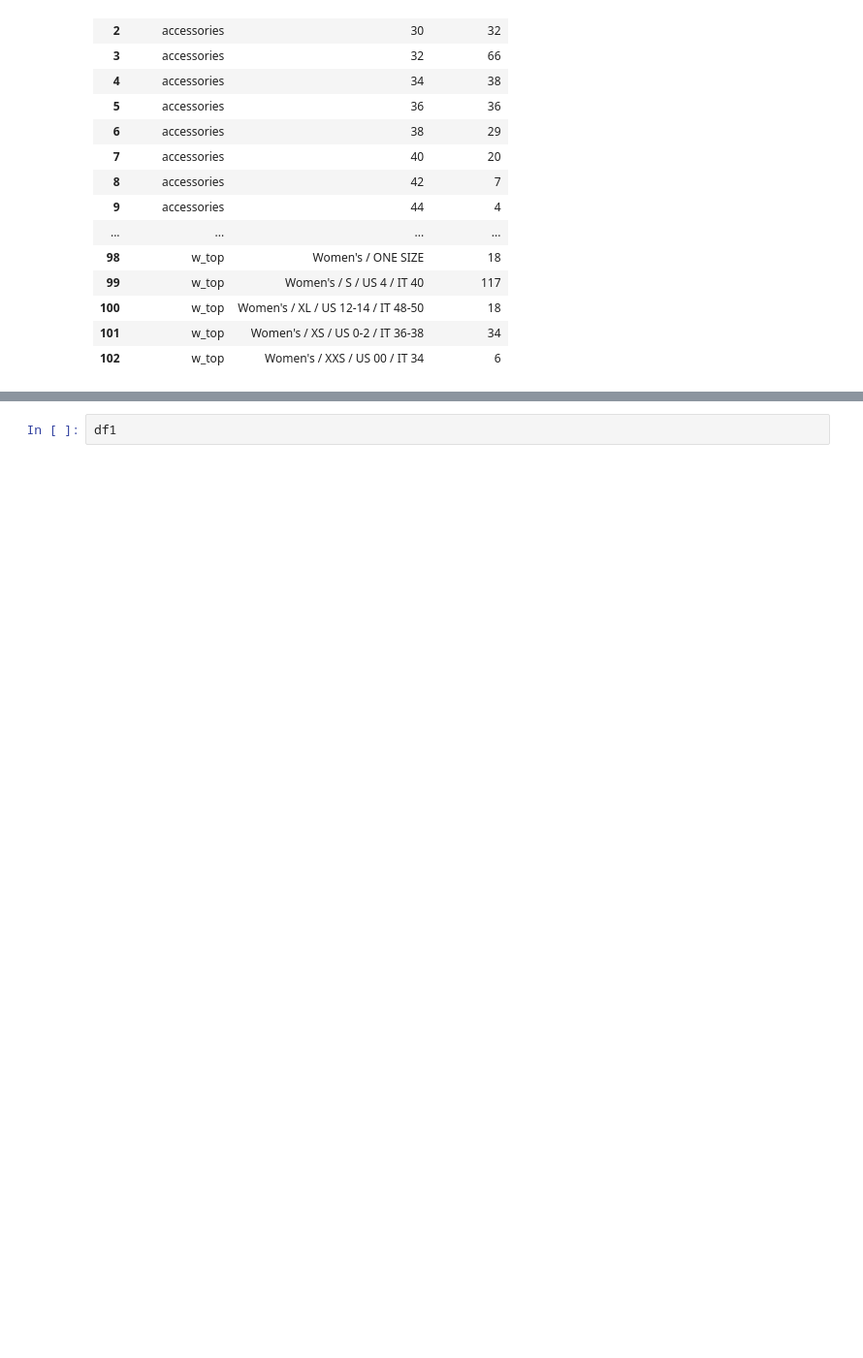
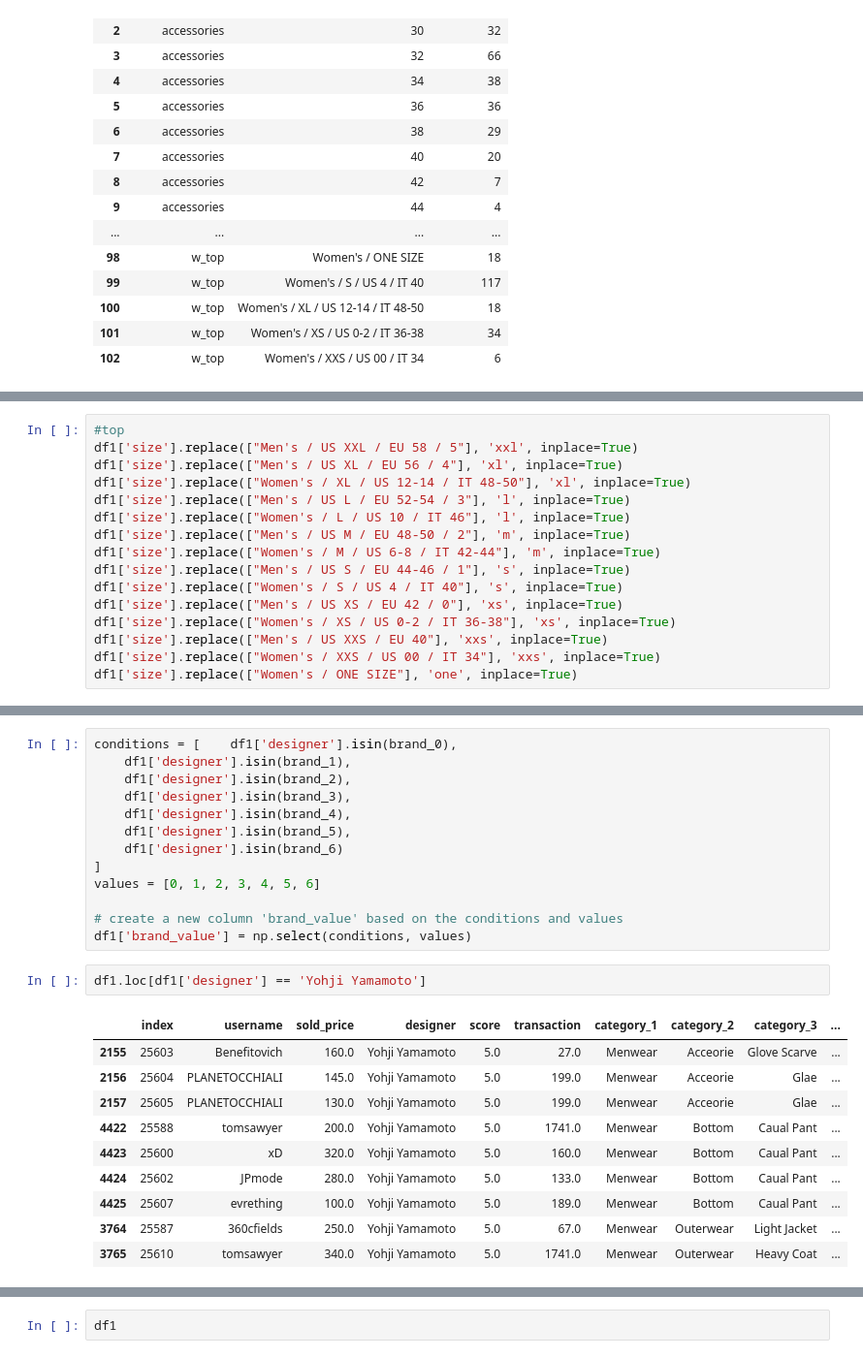
Before and after one commit to HongkiuKurt/vintage_clothing_project_2023, a Jupyter notebook: data_cleaning.ipynb, the cells around one changed output, grey strips where cells are left out. Shown at 97% size. Drawn from its saved outputs; the diff is of its cells as text; blank space fills up the shorter version.

```diff
--- a/data_cleaning.ipynb
+++ b/data_cleaning.ipynb
@@ -228,0 +291,16 @@ start1
+# %%
+#top
+df1['size'].replace(["Men's / US XXL / EU 58 / 5"], 'xxl', inplace=True)
+df1['size'].replace(["Men's / US XL / EU 56 / 4"], 'xl', inplace=True)
+df1['size'].replace(["Women's / XL / US 12-14 / IT 48-50"], 'xl', inplace=True)
+df1['size'].replace(["Men's / US L / EU 52-54 / 3"], 'l', inplace=True)
+df1['size'].replace(["Women's / L / US 10 / IT 46"], 'l', inplace=True)
+df1['size'].replace(["Men's / US M / EU 48-50 / 2"], 'm', inplace=True)
+df1['size'].replace(["Women's / M / US 6-8 / IT 42-44"], 'm', inplace=True)
+df1['size'].replace(["Men's / US S / EU 44-46 / 1"], 's', inplace=True)
+df1['size'].replace(["Women's / S / US 4 / IT 40"], 's', inplace=True)
+df1['size'].replace(["Men's / US XS / EU 42 / 0"], 'xs', inplace=True)
+df1['size'].replace(["Women's / XS / US 0-2 / IT 36-38"], 'xs', inplace=True)
+df1['size'].replace(["Men's / US XXS / EU 40"], 'xxs', inplace=True)
+df1['size'].replace(["Women's / XXS / US 00 / IT 34"], 'xxs', inplace=True)
+df1['size'].replace(["Women's / ONE SIZE"], 'one', inplace=True)
@@ -228,0 +5366,26 @@ start1
+# %%
+conditions = [    df1['designer'].isin(brand_0),
+    df1['designer'].isin(brand_1),
+    df1['designer'].isin(brand_2),
+    df1['designer'].isin(brand_3),
+    df1['designer'].isin(brand_4),
+    df1['designer'].isin(brand_5),
+    df1['designer'].isin(brand_6)
+]
+values = [0, 1, 2, 3, 4, 5, 6]
+
+# create a new column 'brand_value' based on the conditions and values
+df1['brand_value'] = np.select(conditions, values)
+# %%
+df1.loc[df1['designer'] == 'Yohji Yamamoto']
+# %% [output]
+|  | index | username | sold_price | designer | score | transaction | category_1 | category_2 | category_3 | ... |
+| 2155 | 25603 | Benefitovich | 160.0 | Yohji Yamamoto | 5.0 | 27.0 | Menwear | Acceorie | Glove Scarve | ... |
+| 2156 | 25604 | PLANETOCCHIALI | 145.0 | Yohji Yamamoto | 5.0 | 199.0 | Menwear | Acceorie | Glae | ... |
+| 2157 | 25605 | PLANETOCCHIALI | 130.0 | Yohji Yamamoto | 5.0 | 199.0 | Menwear | Acceorie | Glae | ... |
+| 4422 | 25588 | tomsawyer | 200.0 | Yohji Yamamoto | 5.0 | 1741.0 | Menwear | Bottom | Caual Pant | ... |
+| 4423 | 25600 | xD | 320.0 | Yohji Yamamoto | 5.0 | 160.0 | Menwear | Bottom | Caual Pant | ... |
+| 4424 | 25602 | JPmode | 280.0 | Yohji Yamamoto | 5.0 | 133.0 | Menwear | Bottom | Caual Pant | ... |
+| 4425 | 25607 | evrething | 100.0 | Yohji Yamamoto | 5.0 | 189.0 | Menwear | Bottom | Caual Pant | ... |
+| 3764 | 25587 | 360cfields | 250.0 | Yohji Yamamoto | 5.0 | 67.0 | Menwear | Outerwear | Light Jacket | ... |
+| 3765 | 25610 | tomsawyer | 340.0 | Yohji Yamamoto | 5.0 | 1741.0 | Menwear | Outerwear | Heavy Coat | ... |
```
Also changed, not shown: parts of 21 cells of this notebook.
